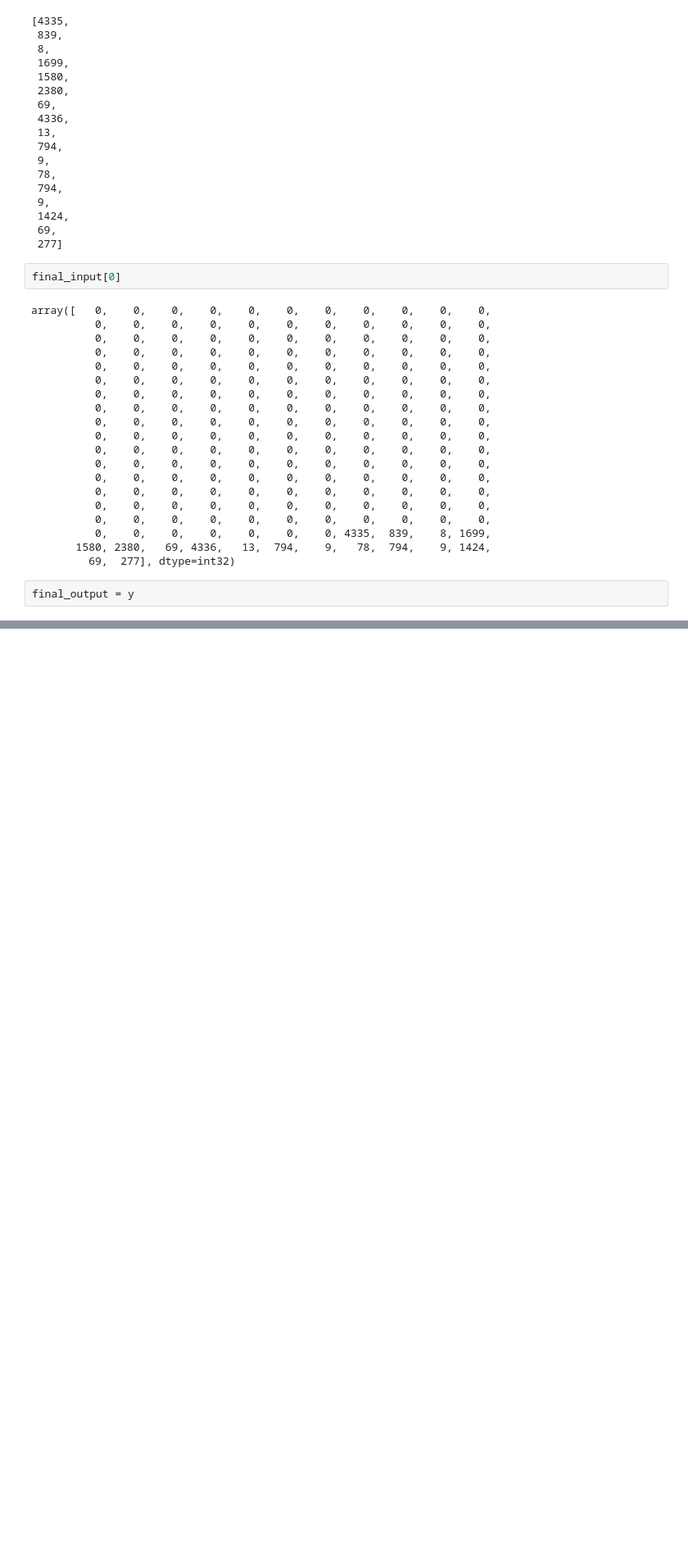
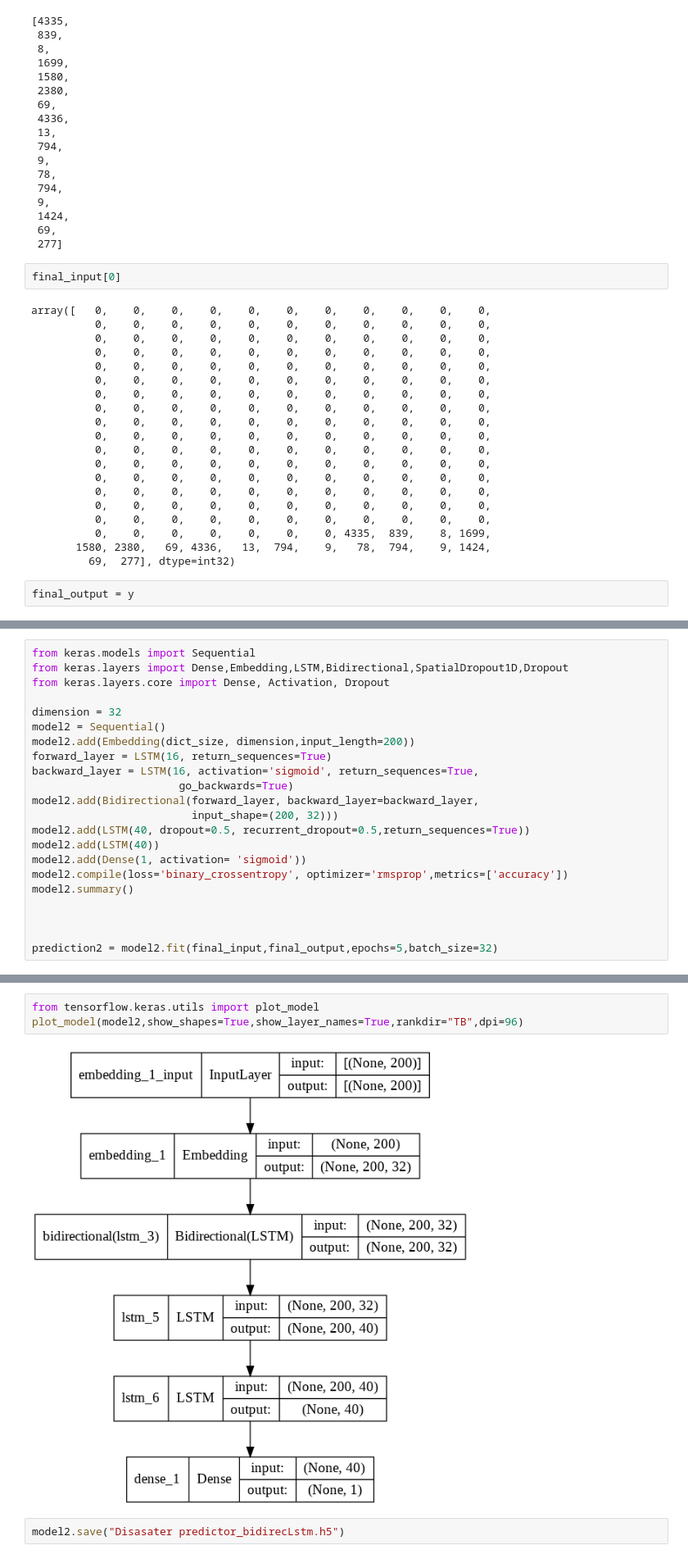
Before and after one commit to VageeshaDatta/Compiler-Design, a Jupyter notebook: Deep_Learning_Project.ipynb, the cells around one changed output, grey strips where cells are left out. Shown: that part at 82% size. Cells and saved outputs as stored; diff of their text form; blank space fills up the shorter version.

```diff
--- a/Deep_Learning_Project.ipynb
+++ b/Deep_Learning_Project.ipynb
@@ -332,0 +351,22 @@ This is a False news
+# %%
+from keras.models import Sequential
+from keras.layers import Dense,Embedding,LSTM,Bidirectional,SpatialDropout1D,Dropout
+from keras.layers.core import Dense, Activation, Dropout
+
+dimension = 32
+model2 = Sequential()
+model2.add(Embedding(dict_size, dimension,input_length=200))
+forward_layer = LSTM(16, return_sequences=True)
+backward_layer = LSTM(16, activation='sigmoid', return_sequences=True,
+                       go_backwards=True)
+model2.add(Bidirectional(forward_layer, backward_layer=backward_layer,
+                         input_shape=(200, 32)))
+model2.add(LSTM(40, dropout=0.5, recurrent_dropout=0.5,return_sequences=True))
+model2.add(LSTM(40))
+model2.add(Dense(1, activation= 'sigmoid'))
+model2.compile(loss='binary_crossentropy', optimizer='rmsprop',metrics=['accuracy'])
+model2.summary()
+
+
+
+prediction2 = model2.fit(final_input,final_output,epochs=5,batch_size=32)
@@ -332,0 +391,7 @@ This is a False news
+# %%
+from tensorflow.keras.utils import plot_model
+plot_model(model2,show_shapes=True,show_layer_names=True,rankdir="TB",dpi=96)
+# %% [output]
+[figure, added]
+# %%
+model2.save("Disasater predictor_bidirecLstm.h5")
```
Also changed, not shown: parts of 30 cells of this notebook.
